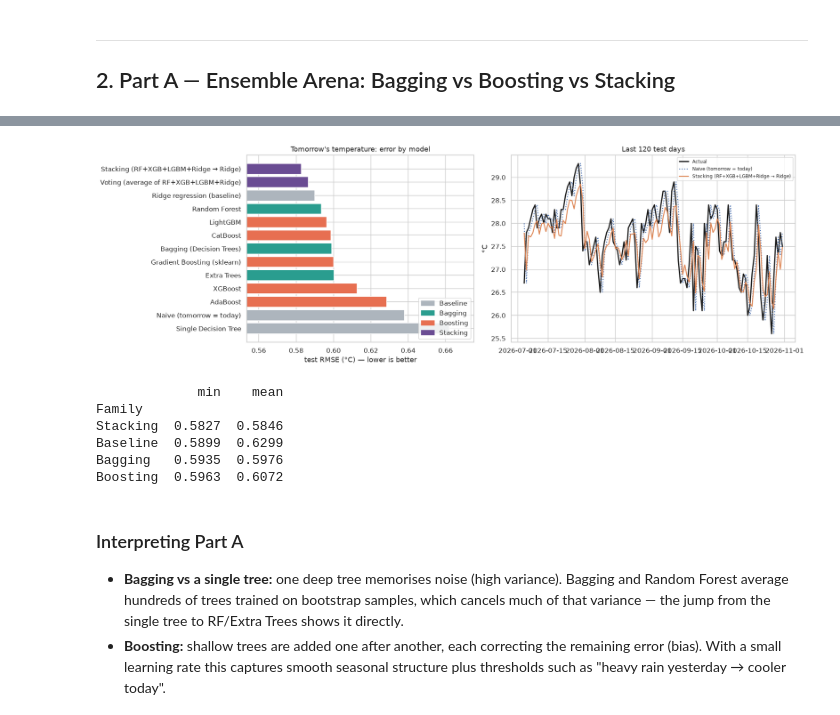
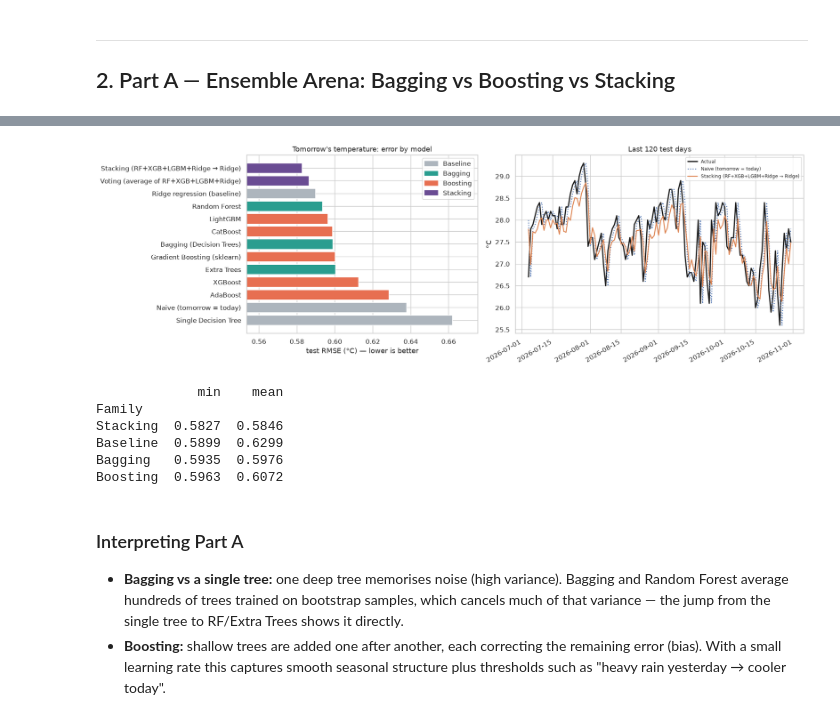
Before and after one commit to navo1212/lanka-ensemble-lab, a Jupyter notebook: LankaEnsemble_Lab.ipynb, the cells around one changed output, grey strips where cells are left out. Saved outputs shown, nothing was run; the diff lists cells and outputs as text; code cells hidden in the pictures.

```diff
--- a/LankaEnsemble_Lab.ipynb
+++ b/LankaEnsemble_Lab.ipynb
@@ -239,22 +239,23 @@ Voting (average of RF+XGB+LGBM+Ridge)    RMSE=0.5865  MAE=0.4643  (1.7s)
 # %%
 from matplotlib.patches import Patch
 fam_colors = {"Baseline": "#adb5bd", "Bagging": "#2a9d8f", "Boosting": "#e76f51", "Stacking": "#6a4c93"}
 fig, ax = plt.subplots(1, 2, figsize=(17, 5.5), gridspec_kw={"width_ratios": [1, 1.25]})
 a = arena.sort_values("RMSE °C", ascending=False)
 ax[0].barh(a.Model, a["RMSE °C"], color=[fam_colors[f] for f in a.Family])
 ax[0].set_xlim(a["RMSE °C"].min() * 0.95, a["RMSE °C"].max() * 1.02); ax[0].set_xlabel("test RMSE (°C) — lower is better")
 ax[0].set_title("Tomorrow's temperature: error by model")
-ax[0].legend(handles=[Patch(color=c, label=f) for f, c in fam_colors.items()], loc="lower right")
+ax[0].legend(handles=[Patch(color=c, label=f) for f, c in fam_colors.items()], loc="upper right")
 last = test_idx[-120:]
 ax[1].plot(last, y_te.loc[last], "k-", lw=2, label="Actual")
 best_name = arena.iloc[0].Model
 for nm, st in [("Naive (tomorrow = today)", ":"), (best_name, "-")]:
     ax[1].plot(last, pd.Series(preds[nm], index=test_idx).loc[last], st, lw=1.6, label=nm)
 ax[1].set_title("Last 120 test days"); ax[1].set_ylabel("°C"); ax[1].legend(fontsize=8)
+plt.setp(ax[1].get_xticklabels(), rotation=30, ha="right")
 plt.tight_layout(); plt.show()
 print(arena.groupby("Family")["RMSE °C"].agg(["min", "mean"]).sort_values("min").round(4))
 # %% [output]
-[figure, old version]
+[figure, new version]
              min    mean
 Family
 Stacking  0.5827  0.5846
```
Also changed, not shown: parts of 2 cells of this notebook, 1 other file.
